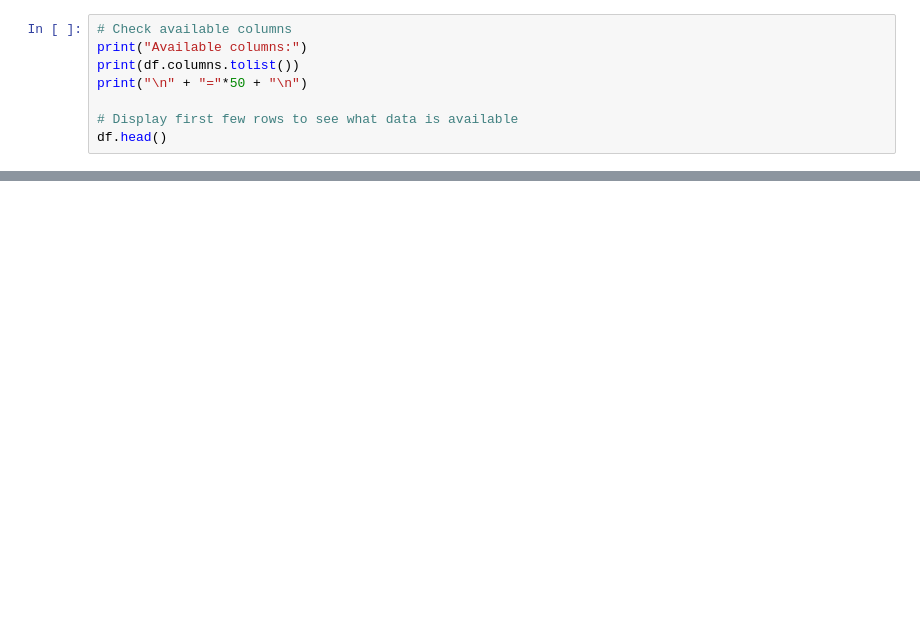
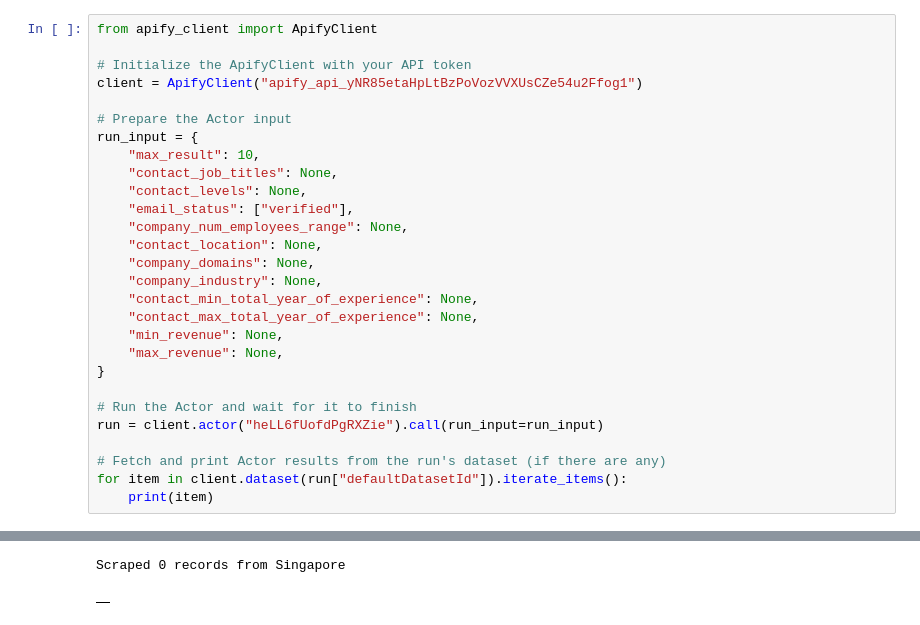
Before and after one commit to AzlieJohari57/Leads_Generation_Pipeline, a Jupyter notebook: test2.ipynb, the cells around one changed output, grey strips where cells are left out. Saved outputs shown, nothing was run; the diff lists cells and outputs as text; blank space fills up the shorter version.

```diff
--- a/test2.ipynb
+++ b/test2.ipynb
@@ -50,8 +55,29 @@ df
 # %%
-# Check available columns
-print("Available columns:")
-print(df.columns.tolist())
-print("\n" + "="*50 + "\n")
+from apify_client import ApifyClient
 
-# Display first few rows to see what data is available
-df.head()
+# Initialize the ApifyClient with your API token
+client = ApifyClient("apify_api_yNR85etaHpLtBzPoVozVVXUsCZe54u2Ffog1")
+
+# Prepare the Actor input
+run_input = {
+    "max_result": 10,
+    "contact_job_titles": None,
+    "contact_levels": None,
+    "email_status": ["verified"],
+    "company_num_employees_range": None,
+    "contact_location": None,
+    "company_domains": None,
+    "company_industry": None,
+    "contact_min_total_year_of_experience": None,
+    "contact_max_total_year_of_experience": None,
+    "min_revenue": None,
+    "max_revenue": None,
+}
+
+# Run the Actor and wait for it to finish
+run = client.actor("heLL6fUofdPgRXZie").call(run_input=run_input)
+
+# Fetch and print Actor results from the run's dataset (if there are any)
+for item in client.dataset(run["defaultDatasetId"]).iterate_items():
+    print(item)
+# %% [output]
@@ -57,0 +91,2 @@ df.head()
+Scraped 0 records from Singapore
+|  |
```
Also changed, not shown: parts of 3 cells of this notebook, 7 other files.
